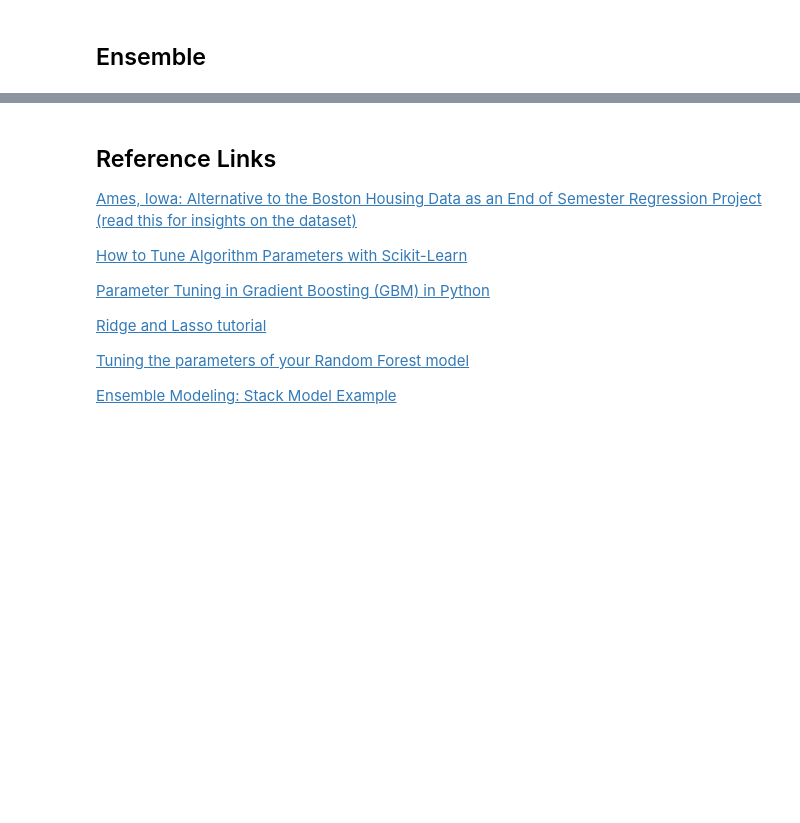
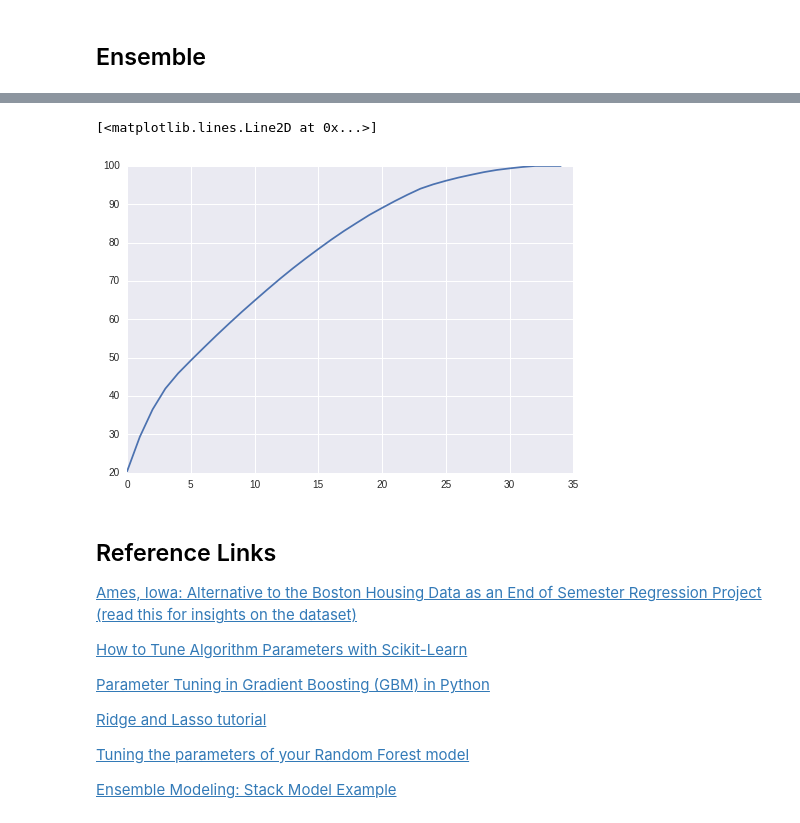
Before and after one commit to ehauckdo/machine-learning, a Jupyter notebook: notebooks/houseprices/House Prices Exploration.ipynb, the cells around one changed output, grey strips where cells are left out. Drawn from its saved outputs; the diff is of its cells as text; code cells hidden in the pictures; blank space fills up the shorter version.

Commit message:
Changes to notebook, new charts and intro to PCA

```diff
--- a/notebooks/houseprices/House Prices Exploration.ipynb
+++ b/notebooks/houseprices/House Prices Exploration.ipynb
@@ -167,3 +174,16 @@ dtype('O')
+# %%
+all_df["BsmtQual"] = all_df[["BsmtQual"]].apply(change_to_numeric, axis=1, feature="BsmtQual")
+all_df["BsmtCond"] = all_df[["BsmtCond"]].apply(change_to_numeric, axis=1, feature="BsmtCond")
+all_df["ExterQual"] = all_df[["ExterQual"]].apply(change_to_numeric, axis=1, feature="ExterQual")
+all_df["ExterCond"] = all_df[["ExterCond"]].apply(change_to_numeric, axis=1, feature="ExterCond")
+all_df["HeatingQC"] = all_df[["HeatingQC"]].apply(change_to_numeric, axis=1, feature="HeatingQC")
+all_df["KitchenQual"] = all_df[["KitchenQual"]].apply(change_to_numeric, axis=1, feature="KitchenQual")
+all_df["FireplaceQu"] = all_df[["FireplaceQu"]].apply(change_to_numeric, axis=1, feature="FireplaceQu")
+all_df["GarageCond"] = all_df[["GarageCond"]].apply(change_to_numeric, axis=1, feature="GarageCond")
+all_df["PoolQC"] = all_df[["PoolQC"]].apply(change_to_numeric, axis=1, feature="PoolQC")
+all_df["BsmtExposure"] = all_df[["BsmtExposure"]].apply(change_to_numeric, axis=1, feature="BsmtExposure")
+all_df["BsmtFinType1"] = all_df[["BsmtFinType1"]].apply(change_to_numeric, axis=1, feature="BsmtFinType1")
+all_df["BsmtFinType2"] = all_df[["BsmtFinType2"]].apply(change_to_numeric, axis=1, feature="BsmtFinType2")
 # %% [markdown]
 These transformations were made by Boris Klyus on a Kaggle notebook. Here he is simply changing all categorical (and some numerical) features that comes with NaN values to a more informative label
 # %%
@@ -175,20 +195,20 @@ all_df.loc[all_df.BsmtCond.isnull(), 'BsmtCond'] = 'NoBsmt'
 all_df.loc[all_df.BsmtExposure.isnull(), 'BsmtExposure'] = 'NoBsmt'
 all_df.loc[all_df.BsmtFinType1.isnull(), 'BsmtFinType1'] = 'NoBsmt'
 all_df.loc[all_df.BsmtFinType2.isnull(), 'BsmtFinType2'] = 'NoBsmt'
-all_df.loc[all_df.BsmtFinType1=='NoBsmt', 'BsmtFinSF1'] = 0
-all_df.loc[all_df.BsmtFinType2=='NoBsmt', 'BsmtFinSF2'] = 0
+all_df.loc[all_df.BsmtFinType1==0, 'BsmtFinSF1'] = 0
+all_df.loc[all_df.BsmtFinType2==0, 'BsmtFinSF2'] = 0
 all_df.loc[all_df.BsmtFinSF1.isnull(), 'BsmtFinSF1'] = all_df.BsmtFinSF1.median()
-all_df.loc[all_df.BsmtQual=='NoBsmt', 'BsmtUnfSF'] = 0
+all_df.loc[all_df.BsmtQual==0, 'BsmtUnfSF'] = 0
 all_df.loc[all_df.BsmtUnfSF.isnull(), 'BsmtUnfSF'] = all_df.BsmtUnfSF.median()
-all_df.loc[all_df.BsmtQual=='NoBsmt', 'TotalBsmtSF'] = 0
-all_df.loc[all_df.FireplaceQu.isnull(), 'FireplaceQu'] = 'NoFireplace'
+all_df.loc[all_df.BsmtQual==0, 'TotalBsmtSF'] = 0
+all_df.loc[all_df.FireplaceQu ==0, 'FireplaceQu'] = 'NoFireplace'
 all_df.loc[all_df.GarageType.isnull(), 'GarageType'] = 'NoGarage'
 all_df.loc[all_df.GarageFinish.isnull(), 'GarageFinish'] = 'NoGarage'
-all_df.loc[all_df.GarageQual.isnull(), 'GarageQual'] = 'NoGarage'
-all_df.loc[all_df.GarageCond.isnull(), 'GarageCond'] = 'NoGarage'
+all_df.loc[all_df.GarageQual==0, 'GarageQual'] = 'NoGarage'
+all_df.loc[all_df.GarageCond==0, 'GarageCond'] = 'NoGarage'
 all_df.loc[all_df.BsmtFullBath.isnull(), 'BsmtFullBath'] = 0
 all_df.loc[all_df.BsmtHalfBath.isnull(), 'BsmtHalfBath'] = 0
-all_df.loc[all_df.KitchenQual.isnull(), 'KitchenQual'] = 'TA'
+all_df.loc[all_df.KitchenQual==0, 'KitchenQual'] = 'TA'
 all_df.loc[all_df.MSZoning.isnull(), 'MSZoning'] = 'RL'
 all_df.loc[all_df.Utilities.isnull(), 'Utilities'] = 'AllPub'
 all_df.loc[all_df.Exterior1st.isnull(), 'Exterior1st'] = 'VinylSd'
@@ -196,7 +216,7 @@ all_df.loc[all_df.Exterior2nd.isnull(), 'Exterior2nd'] = 'VinylSd'
 all_df.loc[all_df.Functional.isnull(), 'Functional'] = 'Typ'
 all_df.loc[all_df.SaleCondition.isnull(), 'SaleCondition'] = 'Normal'
 all_df.loc[all_df.SaleCondition.isnull(), 'SaleType'] = 'WD'
-all_df.loc[all_df['PoolQC'].isnull(), 'PoolQC'] = 'NoPool'
+all_df.loc[all_df['PoolQC']==0, 'PoolQC'] = 'NoPool'
 all_df.loc[all_df['Fence'].isnull(), 'Fence'] = 'NoFence'
 all_df.loc[all_df['MiscFeature'].isnull(), 'MiscFeature'] = 'None'
 all_df.loc[all_df['Electrical'].isnull(), 'Electrical'] = 'SBrkr'
@@ -852,0 +875,16 @@ submission.to_csv("output/ensemble_submission.csv", index=False)
+# %%
+from sklearn.decomposition import PCA
+pca = PCA()
+pca.fit(dummy_train_df[numeric_cols])
+pca.components_
+
+#The amount of variance that each PC explains
+var= pca.explained_variance_ratio_
+
+#Cumulative Variance explains
+var1=np.cumsum(np.round(pca.explained_variance_ratio_, decimals=4)*100)
+
+plt.plot(var1)
+# %% [output]
+[<matplotlib.lines.Line2D at 0x...>]
+[figure, added]
```
Also changed, not shown: parts of 10 cells of this notebook.
